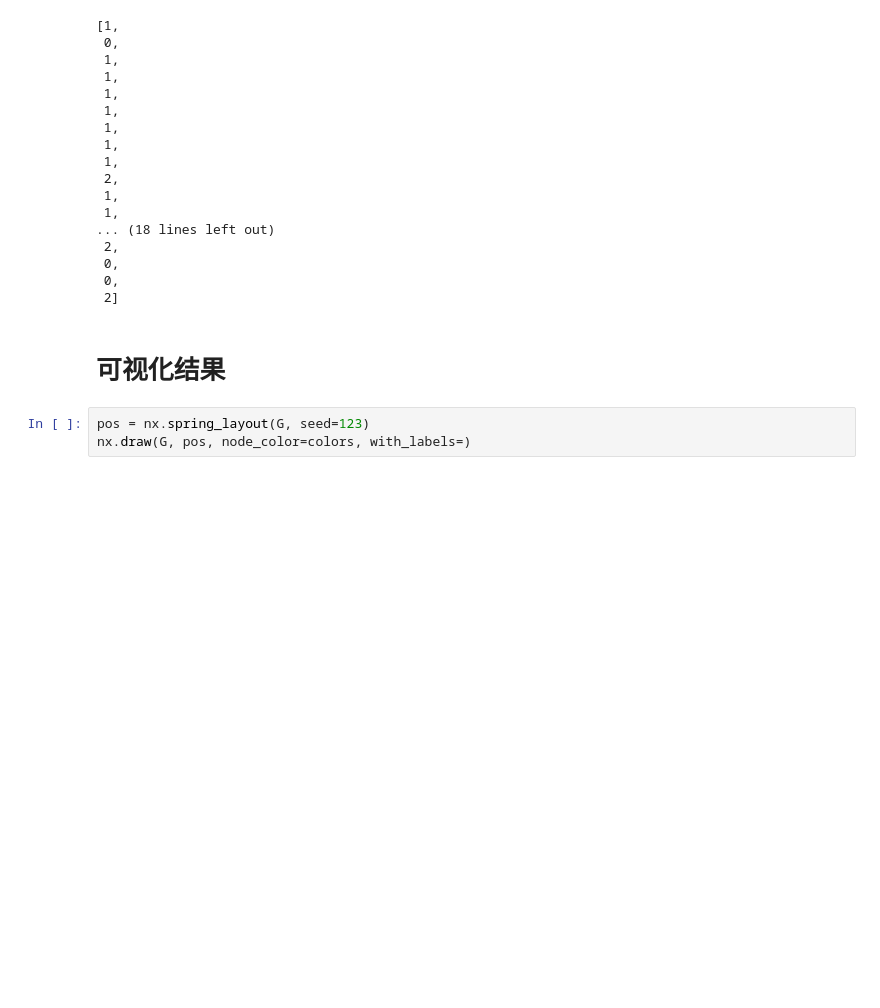
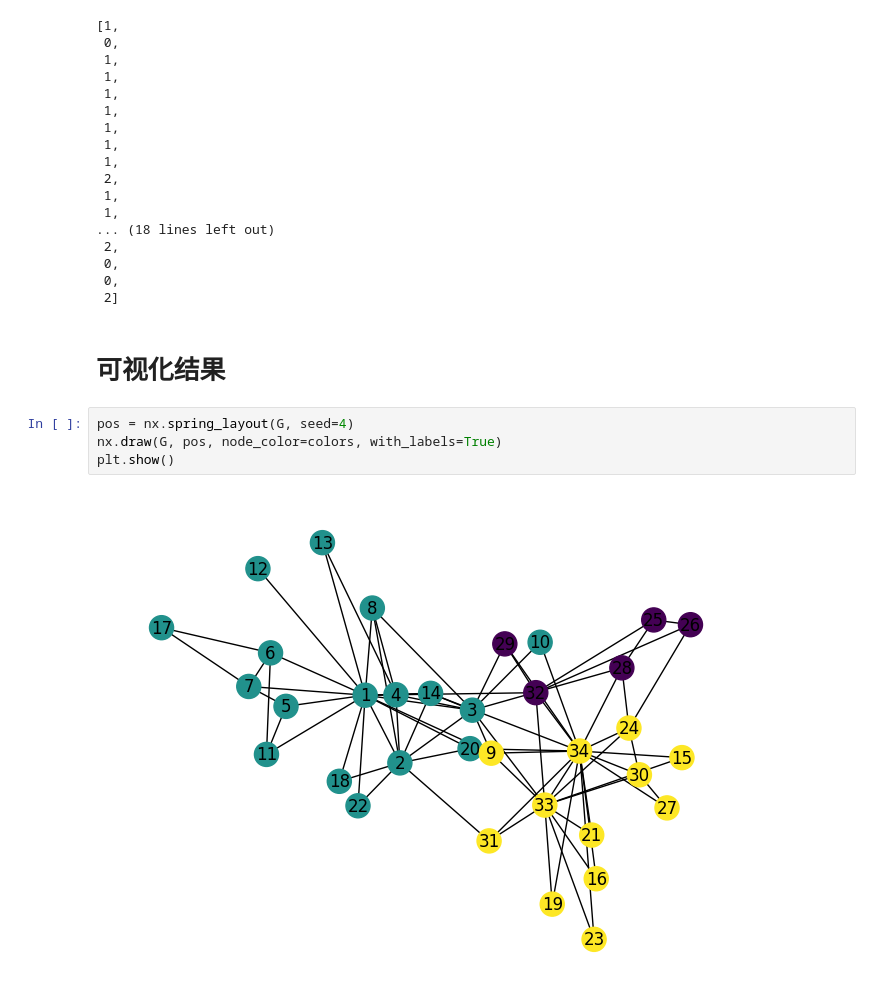
Before and after one commit to mutou12/GNN_learning, a Jupyter notebook: D3_Aditya Grover.ipynb, the cells around one changed output. Cells and saved outputs as stored; diff of their text form; blank space fills up the shorter version.

```diff
--- a/D3_Aditya Grover.ipynb
+++ b/D3_Aditya Grover.ipynb
@@ -482,5 +482,8 @@ colors
 # %% [markdown]
 # 可视化结果
 # %%
-pos = nx.spring_layout(G, seed=123)
-nx.draw(G, pos, node_color=colors, with_labels=)
+pos = nx.spring_layout(G, seed=4)
+nx.draw(G, pos, node_color=colors, with_labels=True)
+plt.show()
+# %% [output]
+[figure, added]
```
Also changed, not shown: 1 other file.
